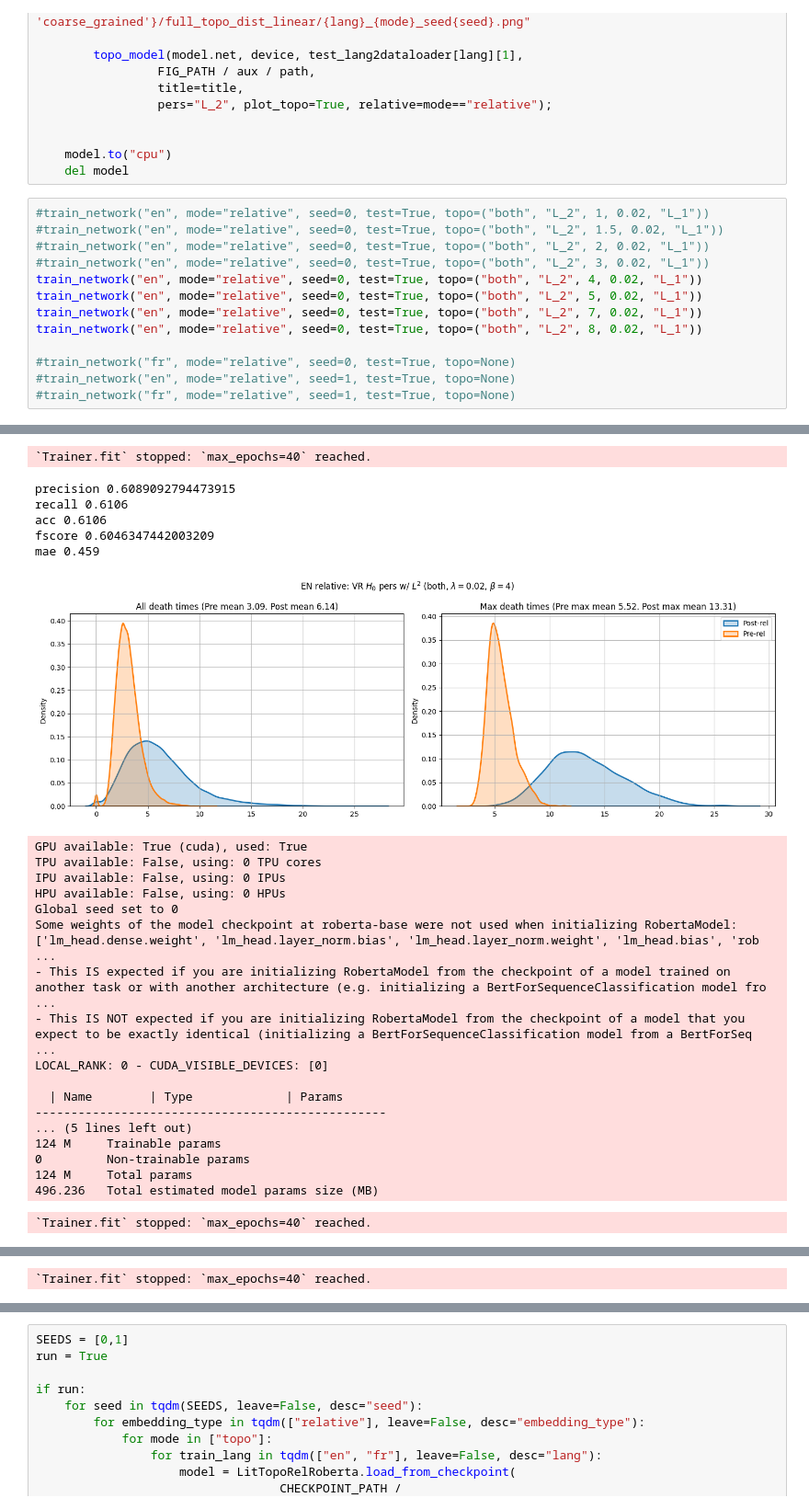
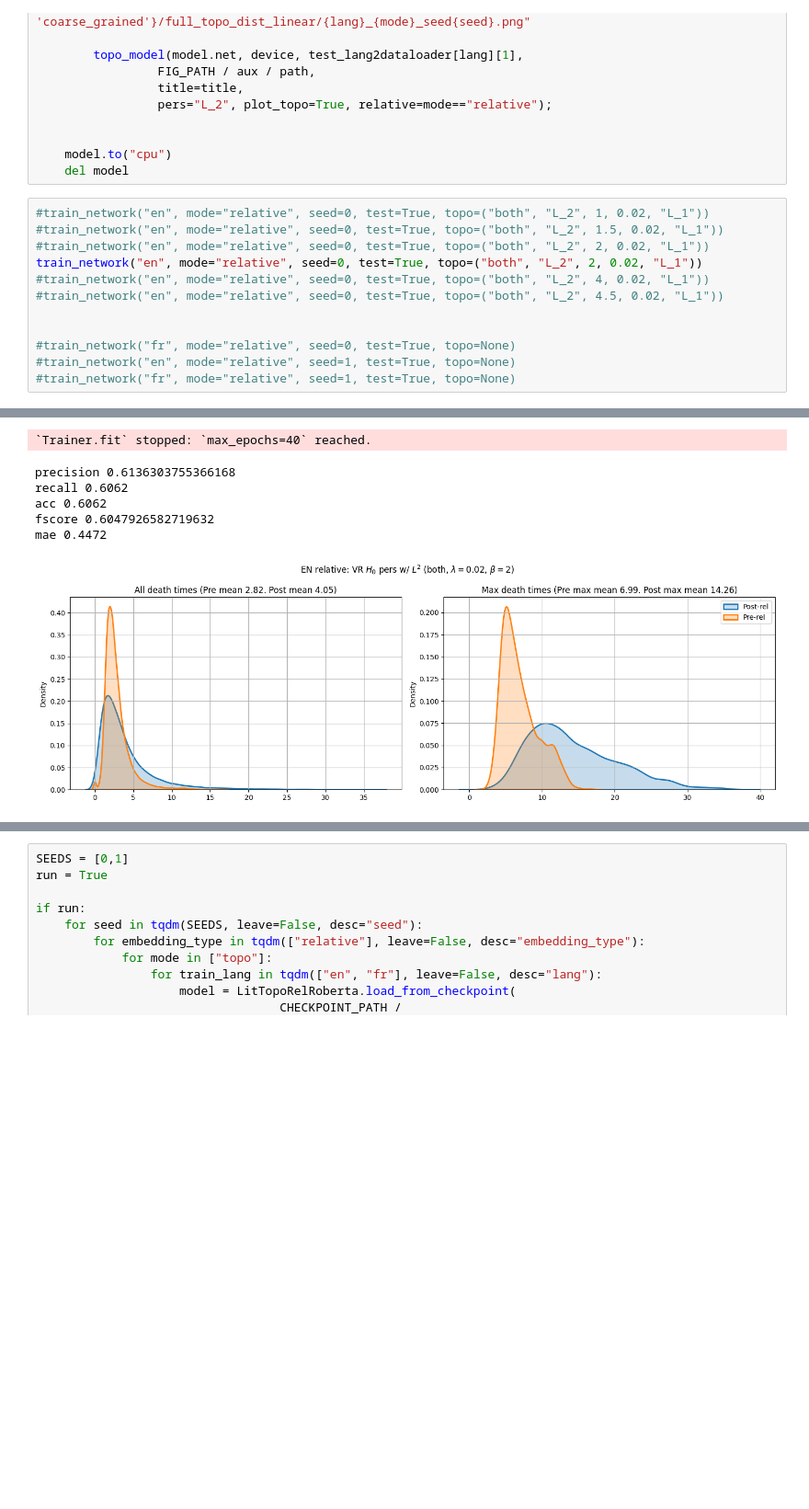
Before and after one commit to AGarciaCast/Topo_Reg_Relative_Rep, a Jupyter notebook: topo_multilingual_stitching.ipynb, the cells around one changed output, grey strips where cells are left out. Shown: that part at 92% size. Cells and saved outputs as stored; diff of their text form; blank space fills up the shorter version.

Commit message:
possible solution to relative

```diff
--- a/topo_multilingual_stitching.ipynb
+++ b/topo_multilingual_stitching.ipynb
@@ -489,11 +489,10 @@ def train_network(lang, mode="relative", seed=24, test=False, topo=("pre", "L_2"
 #train_network("en", mode="relative", seed=0, test=True, topo=("both", "L_2", 1, 0.02, "L_1"))
 #train_network("en", mode="relative", seed=0, test=True, topo=("both", "L_2", 1.5, 0.02, "L_1"))
 #train_network("en", mode="relative", seed=0, test=True, topo=("both", "L_2", 2, 0.02, "L_1"))
-#train_network("en", mode="relative", seed=0, test=True, topo=("both", "L_2", 3, 0.02, "L_1"))
-train_network("en", mode="relative", seed=0, test=True, topo=("both", "L_2", 4, 0.02, "L_1"))
-train_network("en", mode="relative", seed=0, test=True, topo=("both", "L_2", 5, 0.02, "L_1"))
-train_network("en", mode="relative", seed=0, test=True, topo=("both", "L_2", 7, 0.02, "L_1"))
-train_network("en", mode="relative", seed=0, test=True, topo=("both", "L_2", 8, 0.02, "L_1"))
+train_network("en", mode="relative", seed=0, test=True, topo=("both", "L_2", 2, 0.02, "L_1"))
+#train_network("en", mode="relative", seed=0, test=True, topo=("both", "L_2", 4, 0.02, "L_1"))
+#train_network("en", mode="relative", seed=0, test=True, topo=("both", "L_2", 4.5, 0.02, "L_1"))
+
 
 #train_network("fr", mode="relative", seed=0, test=True, topo=None)
 #train_network("en", mode="relative", seed=1, test=True, topo=None)
@@ -508,36 +507,18 @@ Some weights of the model checkpoint at roberta-base were not used when initiali
 - This IS expected if you are initializing RobertaModel from the checkpoint of a model trained on another task or with another architecture (e.g. initializing a BertForSequenceClassification model fro ...
 - This IS NOT expected if you are initializing RobertaModel from the checkpoint of a model that you expect to be exactly identical (initializing a BertForSequenceClassification model from a BertForSeq ...
 LOCAL_RANK: 0 - CUDA_VISIBLE_DEVICES: [0]
 
   | Name        | Type             | Params
 -------------------------------------------------
 ... (5 lines left out)
 124 M     Trainable params
 0         Non-trainable params
 124 M     Total params
 496.236   Total estimated model params size (MB)
 `Trainer.fit` stopped: `max_epochs=40` reached.
-precision 0.6089092794473915
-recall 0.6106
-acc 0.6106
-fscore 0.6046347442003209
-mae 0.459
+precision 0.6136303755366168
+recall 0.6062
+acc 0.6062
+fscore 0.6047926582719632
+mae 0.4472
-[figure, old version]
+[figure, new version]
-GPU available: True (cuda), used: True
-TPU available: False, using: 0 TPU cores
-IPU available: False, using: 0 IPUs
-HPU available: False, using: 0 HPUs
-Global seed set to 0
-Some weights of the model checkpoint at roberta-base were not used when initializing RobertaModel: ['lm_head.dense.weight', 'lm_head.layer_norm.bias', 'lm_head.layer_norm.weight', 'lm_head.bias', 'rob ...
-- This IS expected if you are initializing RobertaModel from the checkpoint of a model trained on another task or with another architecture (e.g. initializing a BertForSequenceClassification model fro ...
-- This IS NOT expected if you are initializing RobertaModel from the checkpoint of a model that you expect to be exactly identical (initializing a BertForSequenceClassification model from a BertForSeq ...
-LOCAL_RANK: 0 - CUDA_VISIBLE_DEVICES: [0]
-
-  | Name        | Type             | Params
--------------------------------------------------
-... (5 lines left out)
-124 M     Trainable params
-0         Non-trainable params
-124 M     Total params
-496.236   Total estimated model params size (MB)
-`Trainer.fit` stopped: `max_epochs=40` reached.
@@ -567 +524,0 @@ LOCAL_RANK: 0 - CUDA_VISIBLE_DEVICES: [0]
-`Trainer.fit` stopped: `max_epochs=40` reached.
```
Also changed, not shown: parts of 1 cell of this notebook, 7 other files.
